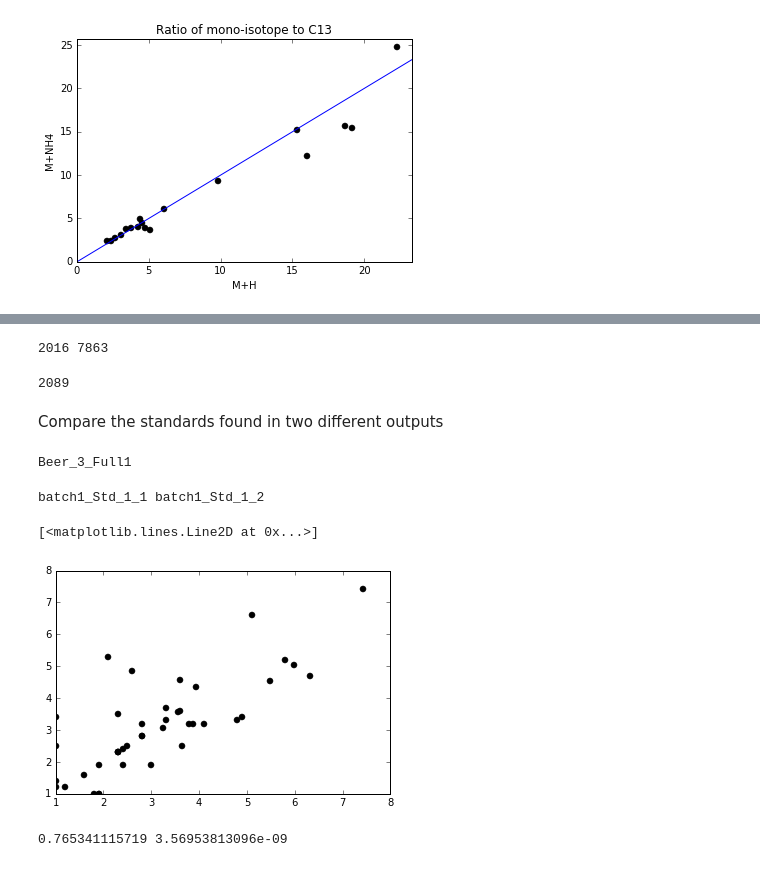
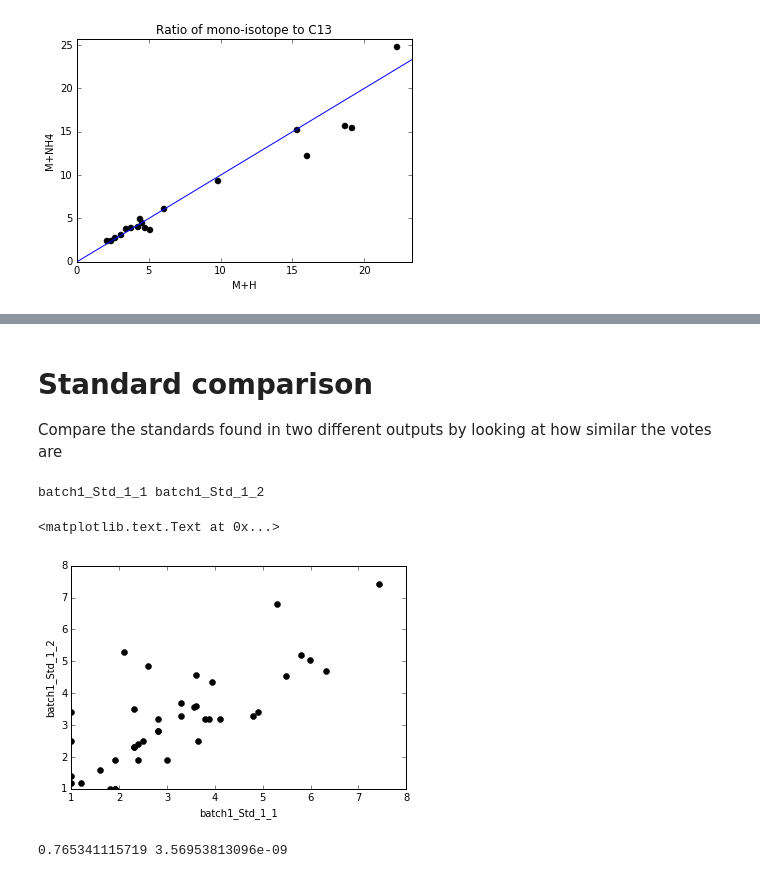
Before and after one commit to sdrogers/ms1fun, a Jupyter notebook: notebooks/VotingScheme.ipynb, the cells around one changed output, grey strips where cells are left out. Cells and saved outputs as stored; diff of their text form; code cells hidden in the pictures.

Commit message:
tidying and plots

```diff
--- a/notebooks/VotingScheme.ipynb
+++ b/notebooks/VotingScheme.ipynb
@@ -569,13 +564,0 @@ M+H+CH3OH
-# %%
-singletons = []
-non_singletons = []
-for g in groups:
-    if len(g.members) == 1:
-        singletons.append(g.members[0][0].intensity)
-    else:
-        for p,_,_ in g.members:
-            non_singletons.append(p.intensity)
-
-singletons = np.array(singletons)
-non_singletons = np.array(non_singletons)
-print "{:.2e},{:.2e}".format(singletons.mean(),non_singletons.mean())
@@ -605,17 +565,7 @@ print len(singletons)
-# %%
-print len(groups) - np.sum(singletons < 5e5),len(coc.Z)
-# %% [output]
-2016 7863
-# %%
-print np.sum(non_singletons < 5e5)
-# %% [output]
-2089
 # %% [markdown]
-Compare the standards found in two different outputs
+Standard comparison
+==
+Compare the standards found in two different outputs by looking at how similar the votes are
-# %%
-print filename
-# %% [output]
-Beer_3_Full1
 # %%
 file1 = files[2][1]
 file2 = files[3][1]
@@ -652,35 +602,37 @@ with open('{}_{}_std_comparison.txt'.format(file1,file2),'w') as f:
             for (peak,_,_) in group1.members:
                 if peak.intensity > maxi:
                     maxi = peak.intensity
 
             for (peak,transformation,transmass) in sorted(group1.members,key = lambda x: x[0].intensity,reverse=True):
                 line = "\t{:.4f},{:.4f},{:.2e},{} ({:.4f},{},{:.4f})\n".format(peak.mass,peak.rt,peak.intensity,transformation,transmass,transformation.vote,peak.intensity/maxi)
                 f.write(line)
             f.write('\n')
 
             line = "{}\n".format(file2)
             f.write(line)
 
             head_line = '\tPeak m/z,Peak rt,Peak intensity,transformation (transformed mass,vote,relative intensity)\n'
             f.write(head_line)
 
             maxi = 0.0
             for (peak,_,_) in group2.members:
                 if peak.intensity > maxi:
                     maxi = peak.intensity
 
             for (peak,transformation,transmass) in sorted(group2.members,key = lambda x: x[0].intensity,reverse=True):
                 line = "\t{:.4f},{:.4f},{:.2e},{} ({:.4f},{},{:.4f})\n".format(peak.mass,peak.rt,peak.intensity,transformation,transmass,transformation.vote,peak.intensity/maxi)
                 f.write(line)
             f.write('\n')
 
             f.write('\n\n\n')
 
 
 plt.plot(votes1,votes2,'ko')
+plt.xlabel(file1)
+plt.ylabel(file2)
 # %% [output]
-[<matplotlib.lines.Line2D at 0x...>]
+<matplotlib.text.Text at 0x...>
-[figure, old version]
+[figure, new version]
 # %%
 r,p = pearsonr(votes1,votes2)
 print r,p
```
Also changed, not shown: parts of 26 cells of this notebook, 11 other files.
